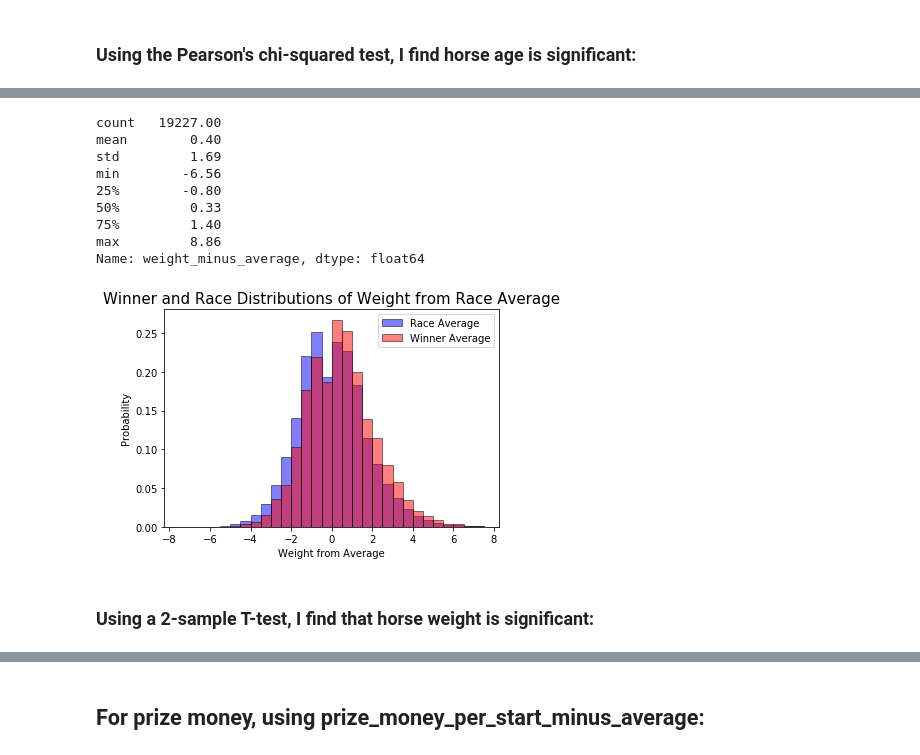
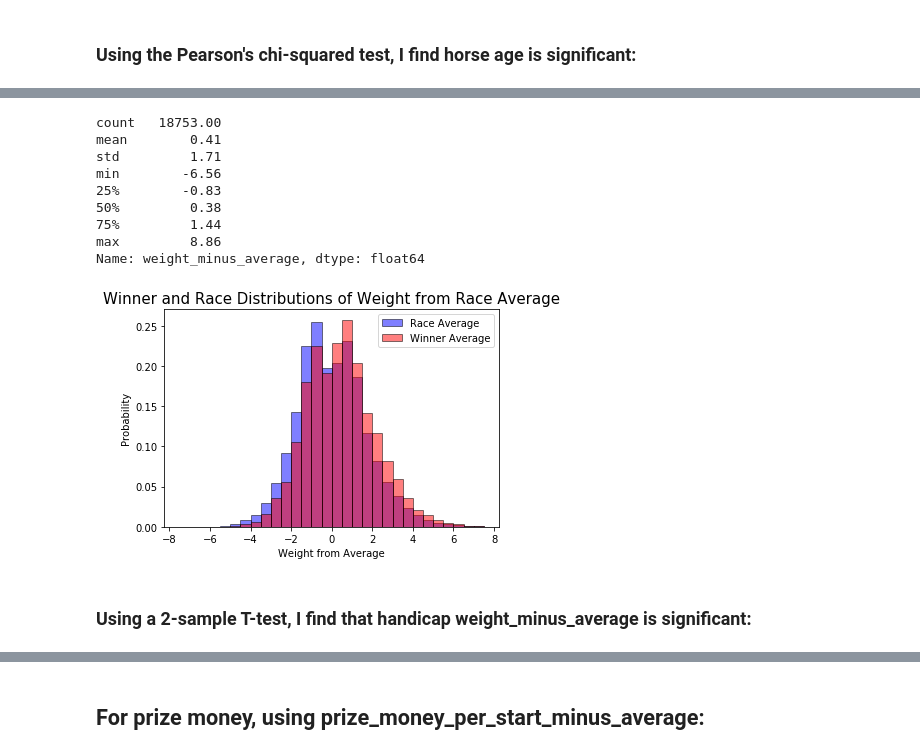
Before and after one commit to Ibnadm/Predict-DogRacing, a Jupyter notebook: Horse Racing Analysis.ipynb, the cells around one changed output, grey strips where cells are left out. Saved outputs shown, nothing was run; the diff lists cells and outputs as text; code cells hidden in the pictures.

```diff
--- a/Horse Racing Analysis.ipynb
+++ b/Horse Racing Analysis.ipynb
@@ -94,7 +94,7 @@ df_cleaned = df_indexed.loc[index_list1]
 df_grouped = df_cleaned.groupby(['date','venue_name','market_name'])
 
 #Eliminates remaining errors in 'position_again' column by making sure that there isn't a single 3rd-place finish
-index_list2 = df_grouped.position_again.value_counts(normalize=True,dropna=False).where(lambda x:x != 1).dropna().index
+index_list2 = df_grouped.position_again.value_counts(normalize=True).where(lambda x:x != 1).dropna().index.droplevel('position_again')
 # %%
 df_cleaned = df_cleaned.loc[index_list2].drop_duplicates()
 
@@ -118,7 +120,7 @@ df_cleaned.insert(4,'average_weight',average_weight)
 
 df_cleaned.insert(5,'weight_minus_average', df_cleaned.handicap_weight - df_cleaned.average_weight)
 # %%
-df_cleaned.drop(['handicap_weight','average_weight'], axis=1, inplace=True)
+df_cleaned.drop('average_weight', axis=1, inplace=True)
 # %%
 df_grouped = df_cleaned.groupby(['date','venue_name','market_name'])
 # %% [markdown]
@@ -318,0 +320,7 @@ test_stat2, p_value2
+# %%
+#Removing races where there is only one age
+weight_population = df_grouped.handicap_weight.value_counts(normalize=True,dropna=False).where(lambda x: x != 1).dropna()
+
+weight_population_indices = weight_population.index.droplevel('handicap_weight')
+
+weight_population_cleaned = df_cleaned.loc[weight_population_indices].drop_duplicates()
@@ -318,0 +339,4 @@ test_stat2, p_value2
+# %%
+weight_win_indices = weight_population_cleaned.position_again.apply(lambda x: x == 1)
+
+weight_population_cleaned[weight_win_indices].handicap_weight.describe()
@@ -333,31 +389,31 @@ Name: weight_minus_average, dtype: float64
 # %%
 #average weight difference for winners
-df_cleaned[general_win_indices].weight_minus_average.describe()
+weight_population_cleaned[weight_win_indices].weight_minus_average.describe()
 # %% [output]
-count   19227.00
-mean        0.40
-std         1.69
+count   18753.00
+mean        0.41
+std         1.71
 min        -6.56
-25%        -0.80
-50%         0.33
-75%         1.40
+25%        -0.83
+50%         0.38
+75%         1.44
 max         8.86
 Name: weight_minus_average, dtype: float64
 # %%
-data2a = df_cleaned.weight_minus_average.dropna().values
+data2a = weight_population_cleaned.weight_minus_average.dropna().values
 
-data2b = df_cleaned[general_win_indices].weight_minus_average.dropna().values
+data2b = weight_population_cleaned[weight_win_indices].weight_minus_average.dropna().values
 
 plt.title("Winner and Race Distributions of Weight from Race Average", fontsize=15)
 plt.hist(data2a, density=True, bins=30, range=(-7.5,7.5), label='Race Average', color='b', alpha=.5, edgecolor='k')
 plt.hist(data2b, density=True, bins=30, range=(-7.5,7.5), label='Winner Average', color='r', alpha=.5, edgecolor='k')
 plt.legend(loc='upper right')
 plt.xlabel('Weight from Average')
 plt.ylabel('Probability');
 # %% [output]
-[figure, old version]
+[figure, new version]
 # %% [markdown]
-### Using a 2-sample T-test, I find that horse weight is significant:
+### Using a 2-sample T-test, I find that handicap weight_minus_average is significant:
 # %%
 test_stat2, p_value2 = ttest_ind(data2a, data2b)
 
```
Also changed, not shown: parts of 31 cells of this notebook.
